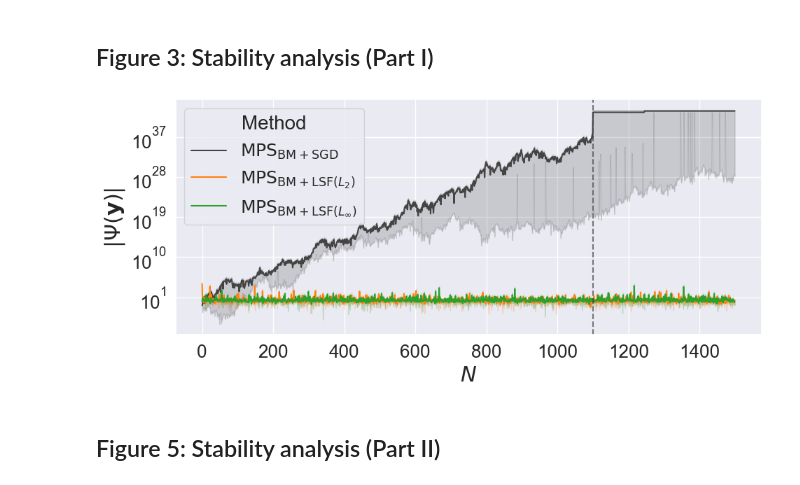
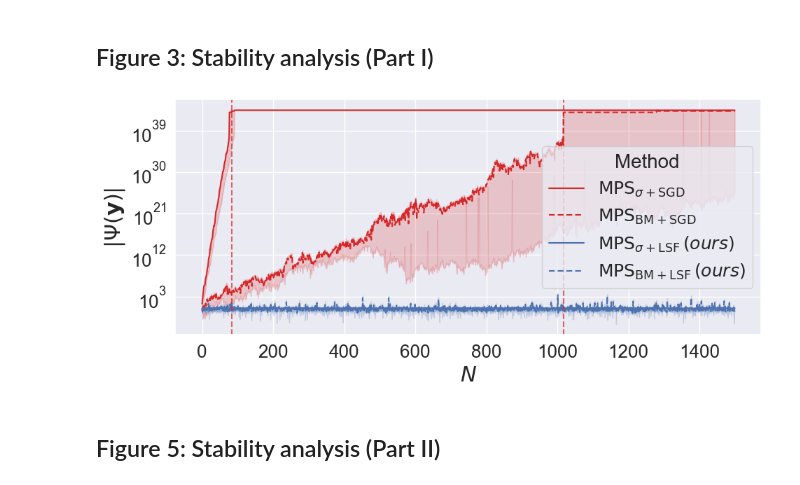
Before and after one commit to marawangamal/ptn, a Jupyter notebook: scripts/results.ipynb, the cells around one changed output. Cells and saved outputs as stored; diff of their text form; code cells hidden in the pictures.

```diff
--- a/scripts/results.ipynb
+++ b/scripts/results.ipynb
@@ -74,14 +74,24 @@ from collections import OrderedDict
 
 torch.manual_seed(42); np.random.seed(42)
 
+palette =  {
+        r"$\mathrm{MPS}_{\sigma+\mathrm{SGD}}$": "#D62728",
+        r"$\mathrm{MPS}_\mathrm{BM+SGD}$": "#D62728",
+        r"$\mathrm{MPS}_{\sigma+\mathrm{LSF}} \,(ours)$": "#4C72B0",
+        r"$\mathrm{MPS}_{\mathrm{BM+LSF}} \,(ours)$": "#4C72B0"
+}
+dashes = {
+        r"$\mathrm{MPS}_{\sigma+\mathrm{SGD}}$": "",
+        r"$\mathrm{MPS}_\mathrm{BM+SGD}$": (4, 2),
+        r"$\mathrm{MPS}_{\sigma+\mathrm{LSF}} \,(ours)$": "",
+        r"$\mathrm{MPS}_{\mathrm{BM+LSF}} \,(ours)$": (4, 2),
+}
+
 EXPS = [
-    # (r"$\mathrm{MPS}_\mathrm{abs+SGD}$",     lambda W: W.abs(), lambda py: py, False),
-    # (r"$\mathrm{MPS}_\mathrm{sq+SGD}$",       lambda W: W.square(), lambda py: py, False),
-    # (r"$\mathrm{MPS}_\mathrm{exp+SGD}$",  lambda W: W.exp(), lambda py: py, False),
-    (r"$\mathrm{MPS}_\mathrm{BM+SGD}$",         lambda W: W, lambda py: py, False),  # special case
-    (r"$\mathrm{MPS}_{\mathrm{BM+LSF} (L_2)}$",         lambda W: W, lambda py: py, 'l2'),  # special case
-    (r"$\mathrm{MPS}_{\mathrm{BM+LSF} (L_\infty)}$",         lambda W: W, lambda py: py, 'linf'),  # special case
-
+    (r"$\mathrm{MPS}_{\sigma+\mathrm{SGD}}$",                   lambda W: W.exp(), lambda py: py, False),
+    (r"$\mathrm{MPS}_\mathrm{BM+SGD}$",                         lambda W: W, lambda py: py, False),  # special case
+    (r"$\mathrm{MPS}_{\sigma+\mathrm{LSF}} \,(ours)$",        lambda W: W.exp(), lambda py: py, 'linf'),  # special case
+    (r"$\mathrm{MPS}_{\mathrm{BM+LSF}} \,(ours)$",            lambda W: W, lambda py: py, 'linf'),  # special case
 ]
 
 T, D = 1500, 2
@@ -109,42 +119,47 @@ finite = df[np.isfinite(df["psi"])]["psi"]
 cap = (finite.max() if not finite.empty else 1.0) * 1e5
 df["psi"] = df["psi"].replace([np.inf], cap)
 
-# Build custom palette: softer black (dark gray) for "None"
-base_colors = sns.color_palette("tab10", len(EXPS))
-palette = {name: base_colors[i] for i, (name, _, _, _) in enumerate(EXPS)}
-palette["$\mathrm{MPS}_\mathrm{BM+SGD}$"] = "#444444"
-
 # Increase font size for all elements
 sns.set_theme(
     font_scale=1.7,
     rc={
         "axes.labelsize": 22,
         "axes.titlesize": 24,
         # "xtick.labelsize": 18,
         # "ytick.labelsize": 18,
         "legend.fontsize": 18,
         "legend.title_fontsize": 20,
     }
 )
 fig, ax = plt.subplots(figsize=(9, 4))
-sns.lineplot(data=df, x="Step", y="psi", hue="Method", palette=palette, ax=ax)
+sns.lineplot(
+    data=df,
+    x="Step",
+    y="psi",
+    hue="Method",
+    palette=palette,
+    style="Method",
+    dashes=dashes,
+    ax=ax,
+)
+
 plt.yscale("log")
 plt.xlabel("$N$", fontsize=22)
 plt.ylabel(r"$|\Psi(\mathbf{y})|$", fontsize=22)
 # vertical lines for inf
 for (name, _, _, _), color in zip(EXPS, [palette[n] for n, _, _, _ in EXPS]):
     if name in inf_at:
         plt.axvline(inf_at[name], color=color, ls="--", alpha=0.7, label=f"{name} inf@{inf_at[name]}")
 
 # dedupe legend
 h, l = ax.get_legend_handles_labels()
 uniq = OrderedDict(zip(l, h))
 
 plt.tight_layout(pad=0)  # Remove extra whitespace
 plt.subplots_adjust(left=0.05, right=0.98, top=0.97, bottom=0.13)  # Fine-tune to remove whitespace
 plt.show()
 # %% [output]
-[figure, old version]
+[figure, new version]
 # %% [markdown]
 ## Figure 5: Stability analysis (Part II)
 # %%
```
Also changed, not shown: parts of 10 cells of this notebook, 6 other files.
